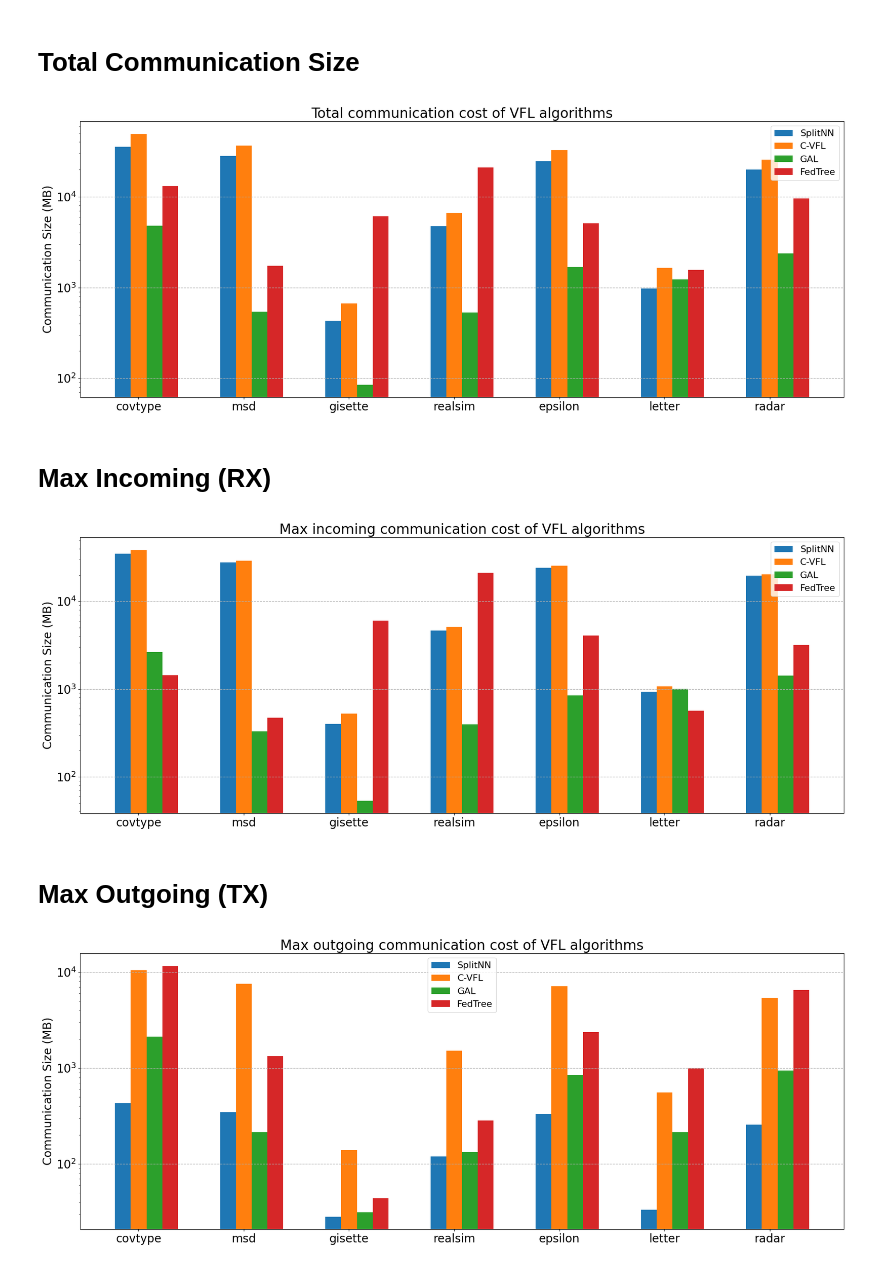
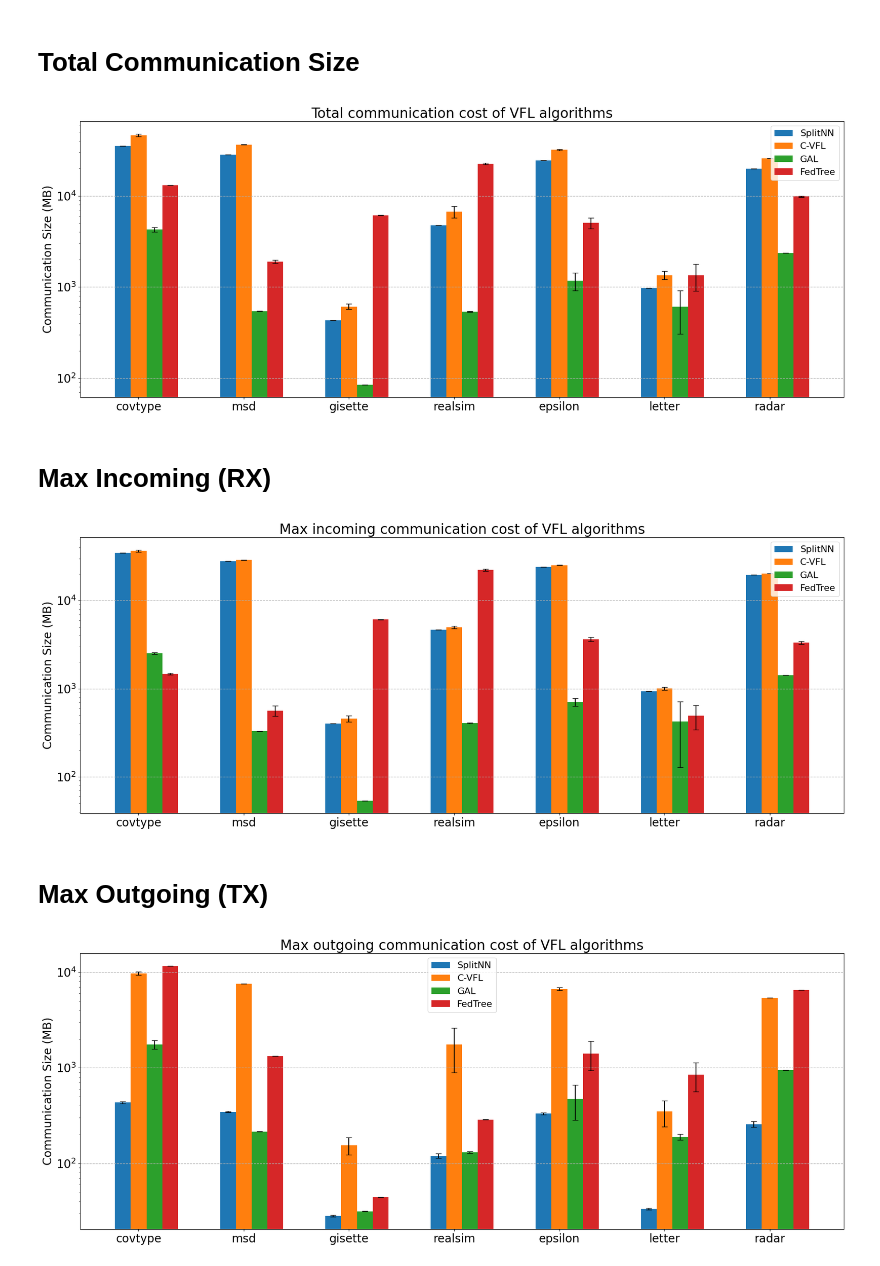
Before and after one commit to Xtra-Computing/VertiBench, a Jupyter notebook: comm-cost-real-dist.ipynb, the cells around one changed output. Saved outputs shown, nothing was run; the diff lists cells and outputs as text; code cells hidden in the pictures.

Commit message:
update the 5 rounds of real-dist comm

```diff
--- a/comm-cost-real-dist.ipynb
+++ b/comm-cost-real-dist.ipynb
@@ -53,28 +53,31 @@ data = {
 # %%
 cvfl_comm_max_in_list = [ data[ds + '_cvfl']['rx_mean'] for ds in dataset_list ]
 cvfl_comm_max_out_list = [ data[ds + '_cvfl']['tx_mean'] for ds in dataset_list ]
-cvfl_comm_total_list = [ data[ds + '_cvfl']['rx_mean'] + data[ds + '_cvfl']['tx_mean'] for ds in dataset_list ]
+cvfl_comm_total_list = [ data[ds + '_cvfl']['tt_mean'] for ds in dataset_list ]
 cvfl_comm_max_in_std_list = [ data[ds + '_cvfl']['rx_std'] for ds in dataset_list ]
 cvfl_comm_max_out_std_list = [ data[ds + '_cvfl']['tx_std'] for ds in dataset_list ]
+cvfl_comm_total_std_list = [ data[ds + '_cvfl']['tt_std'] for ds in dataset_list ]
 
 splitnn_comm_max_in_list = [ data[ds + '_splitnn']['rx_mean'] for ds in dataset_list ]
 splitnn_comm_max_out_list = [ data[ds + '_splitnn']['tx_mean'] for ds in dataset_list ]
-splitnn_comm_total_list = [ data[ds + '_splitnn']['rx_mean'] + data[ds + '_splitnn']['tx_mean'] for ds in dataset_list ]
+splitnn_comm_total_list = [ data[ds + '_splitnn']['tt_mean'] for ds in dataset_list ]
 splitnn_comm_max_in_std_list = [ data[ds + '_splitnn']['rx_std'] for ds in dataset_list ]
 splitnn_comm_max_out_std_list = [ data[ds + '_splitnn']['tx_std'] for ds in dataset_list ]
+splitnn_comm_total_std_list = [ data[ds + '_splitnn']['tt_std'] for ds in dataset_list ]
 
 fedtree_comm_max_in_list = [ data[ds + '_fedtree']['rx_mean'] for ds in dataset_list ]
 fedtree_comm_max_out_list = [ data[ds + '_fedtree']['tx_mean'] for ds in dataset_list ]
-fedtree_comm_total_list = [ data[ds + '_fedtree']['rx_mean'] + data[ds + '_fedtree']['tx_mean'] for ds in dataset_list ]
+fedtree_comm_total_list = [ data[ds + '_fedtree']['tt_mean'] for ds in dataset_list ]
 fedtree_comm_max_in_std_list = [ data[ds + '_fedtree']['rx_std'] for ds in dataset_list ]
 fedtree_comm_max_out_std_list = [ data[ds + '_fedtree']['tx_std'] for ds in dataset_list ]
+fedtree_comm_total_std_list = [ data[ds + '_fedtree']['tt_std'] for ds in dataset_list ]
 
 gal_comm_max_in_list = [ data[ds + '_gal']['rx_mean'] for ds in dataset_list ]
 gal_comm_max_out_list = [ data[ds + '_gal']['tx_mean'] for ds in dataset_list ]
-gal_comm_total_list = [ data[ds + '_gal']['rx_mean'] + data[ds + '_gal']['tx_mean'] for ds in dataset_list ]
+gal_comm_total_list = [ data[ds + '_gal']['tt_mean'] for ds in dataset_list ]
 gal_comm_max_in_std_list = [ data[ds + '_gal']['rx_std'] for ds in dataset_list ]
 gal_comm_max_out_std_list = [ data[ds + '_gal']['tx_std'] for ds in dataset_list ]
-
+gal_comm_total_std_list = [ data[ds + '_gal']['tt_std'] for ds in dataset_list ]
 # plot the communication cost of each algorithm in a bar chart
 algorithm_list = ['SplitNN', 'C-VFL', 'GAL', 'SecureBoost']
 
@@ -83,10 +86,10 @@ fig, ax = plt.subplots(figsize=(20, 8))
 x = np.arange(len(dataset_list))  # the label locations
 width = 0.15  # the width of the bars
 
-rects1 = ax.bar(x - width, splitnn_comm_total_list, width, label='SplitNN')
-rects2 = ax.bar(x, cvfl_comm_total_list, width, label='C-VFL')
-rects3 = ax.bar(x + width, gal_comm_total_list, width, label='GAL')
-rects4 = ax.bar(x + 2 * width, fedtree_comm_total_list, width, label='FedTree')
+rects1 = ax.bar(x - width, splitnn_comm_total_list, width, label='SplitNN', yerr=splitnn_comm_total_std_list, capsize=5)
+rects2 = ax.bar(x, cvfl_comm_total_list, width, label='C-VFL', yerr=cvfl_comm_total_std_list, capsize=5)
+rects3 = ax.bar(x + width, gal_comm_total_list, width, label='GAL', yerr=gal_comm_total_std_list, capsize=5)
+rects4 = ax.bar(x + 2 * width, fedtree_comm_total_list, width, label='FedTree', yerr=fedtree_comm_total_std_list, capsize=5)
 
 # Add some text for labels, title and custom x-axis tick labels, etc.
 ax.set_ylabel('Communication Size (MB)')
@@ -101,7 +104,7 @@ fig.tight_layout()
 fig.savefig('fig/comm_total_real_dist.png')
 plt.show()
 # %% [output]
-[figure, old version]
+[figure, new version]
 # %% [markdown]
 # Max Incoming (RX)
 # %%
@@ -113,10 +116,10 @@ fig, ax = plt.subplots(figsize=(20, 8))
 x = np.arange(len(dataset_list))  # the label locations
 width = 0.15  # the width of the bars
 
-rects1 = ax.bar(x - width, splitnn_comm_max_in_list, width, label='SplitNN')
-rects2 = ax.bar(x, cvfl_comm_max_in_list, width, label='C-VFL')
-rects3 = ax.bar(x + width, gal_comm_max_in_list, width, label='GAL')
-rects4 = ax.bar(x + 2 * width, fedtree_comm_max_in_list, width, label='FedTree')
+rects1 = ax.bar(x - width, splitnn_comm_max_in_list, width, label='SplitNN', yerr=splitnn_comm_max_in_std_list, capsize=5)
+rects2 = ax.bar(x, cvfl_comm_max_in_list, width, label='C-VFL', yerr=cvfl_comm_max_in_std_list, capsize=5)
+rects3 = ax.bar(x + width, gal_comm_max_in_list, width, label='GAL', yerr=gal_comm_max_in_std_list, capsize=5)
+rects4 = ax.bar(x + 2 * width, fedtree_comm_max_in_list, width, label='FedTree', yerr=fedtree_comm_max_in_std_list, capsize=5)
 
 # Add some text for labels, title and custom x-axis tick labels, etc.
 ax.set_ylabel('Communication Size (MB)')
@@ -131,34 +134,34 @@ fig.tight_layout()
 fig.savefig('fig/comm_max_in_real_dist.png')
 plt.show()
 # %% [output]
-[figure, old version]
+[figure, new version]
 # %% [markdown]
 # Max Outgoing (TX)
 # %%
 # plot the communication cost of each algorithm in a bar chart
 algorithm_list = ['SplitNN', 'C-VFL', 'GAL', 'SecureBoost']
 
 plt.rcParams.update({'font.size': 20})
 fig, ax = plt.subplots(figsize=(20, 8))
 x = np.arange(len(dataset_list))  # the label locations
 width = 0.15  # the width of the bars
 
-rects1 = ax.bar(x - width, splitnn_comm_max_out_list, width, label='SplitNN')
-rects2 = ax.bar(x, cvfl_comm_max_out_list, width, label='C-VFL')
-rects3 = ax.bar(x + width, gal_comm_max_out_list, width, label='GAL')
-rects4 = ax.bar(x + 2 * width, fedtree_comm_max_out_list, width, label='FedTree')
+rects1 = ax.bar(x - width, splitnn_comm_max_out_list, width, label='SplitNN', yerr=splitnn_comm_max_out_std_list, capsize=5)
+rects2 = ax.bar(x, cvfl_comm_max_out_list, width, label='C-VFL', yerr=cvfl_comm_max_out_std_list, capsize=5)
+rects3 = ax.bar(x + width, gal_comm_max_out_list, width, label='GAL', yerr=gal_comm_max_out_std_list, capsize=5)
+rects4 = ax.bar(x + 2 * width, fedtree_comm_max_out_list, width, label='FedTree', yerr=fedtree_comm_max_out_std_list, capsize=5)
 
 # Add some text for labels, title and custom x-axis tick labels, etc.
 ax.set_ylabel('Communication Size (MB)')
 ax.set_title('Max outgoing communication cost of VFL algorithms')
 ax.set_xticks(x)
 ax.set_xticklabels(dataset_list)
 ax.legend(fontsize=16)
 ax.set_yscale('log')
 ax.grid(axis='y', linestyle='--', linewidth=1)
 
 fig.tight_layout()
 fig.savefig('fig/comm_max_out_real_dist.png')
 plt.show()
 # %% [output]
-[figure, old version]
+[figure, new version]
```
Also changed, not shown: parts of 4 cells of this notebook, 4 other files.
